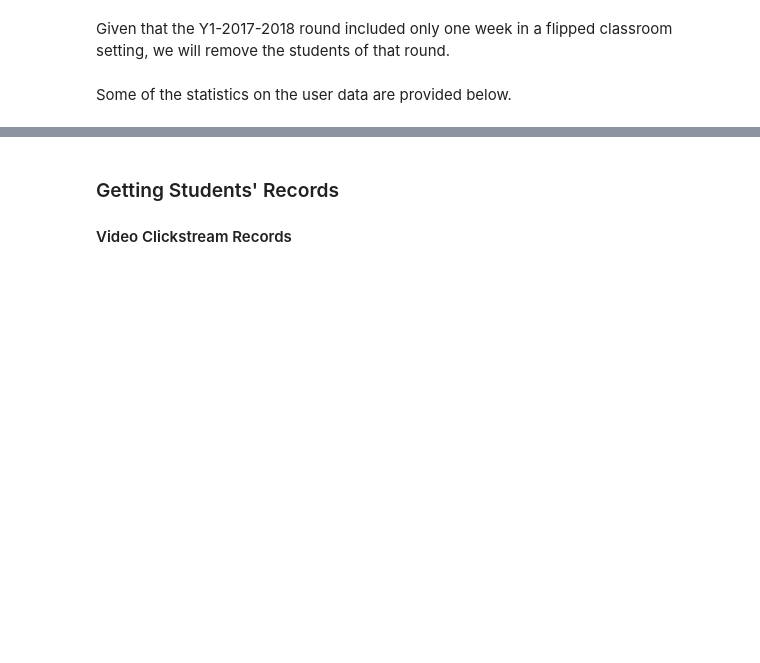
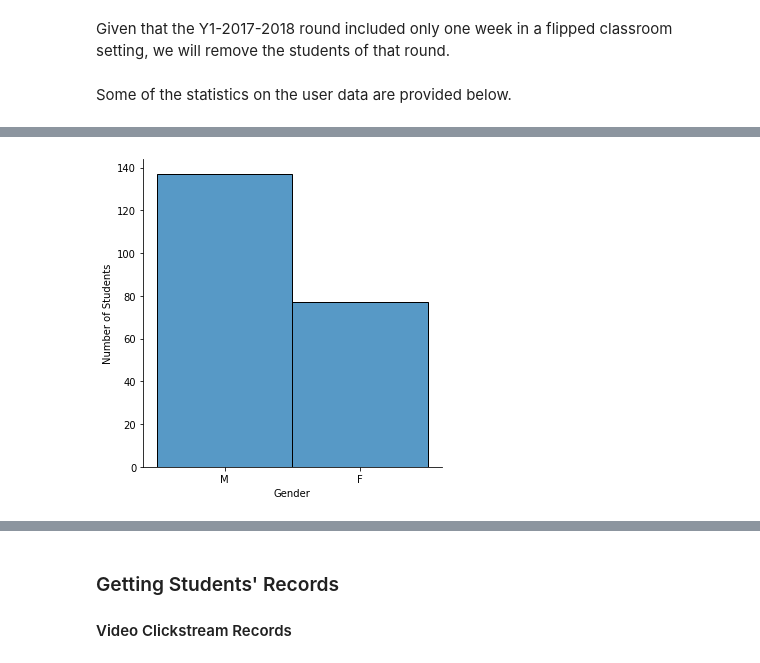
Before and after one commit to epfl-ml4ed/flipped-classroom, a Jupyter notebook: notebooks/early_warning_baselines.ipynb, the cells around one changed output, grey strips where cells are left out. Drawn from its saved outputs; the diff is of its cells as text; code cells hidden in the pictures; blank space fills up the shorter version.

```diff
--- a/notebooks/early_warning_baselines.ipynb
+++ b/notebooks/early_warning_baselines.ipynb
@@ -98,5 +99,7 @@ plt.show()
 # %%
-sns.displot(user_data, x='Gender')
+sns.displot(userData, x='Gender')
 plt.ylabel('Number of Students')
 plt.show()
+# %% [output]
+[figure, added]
 # %%
```
Also changed, not shown: parts of 76 cells of this notebook, 2 other files.
